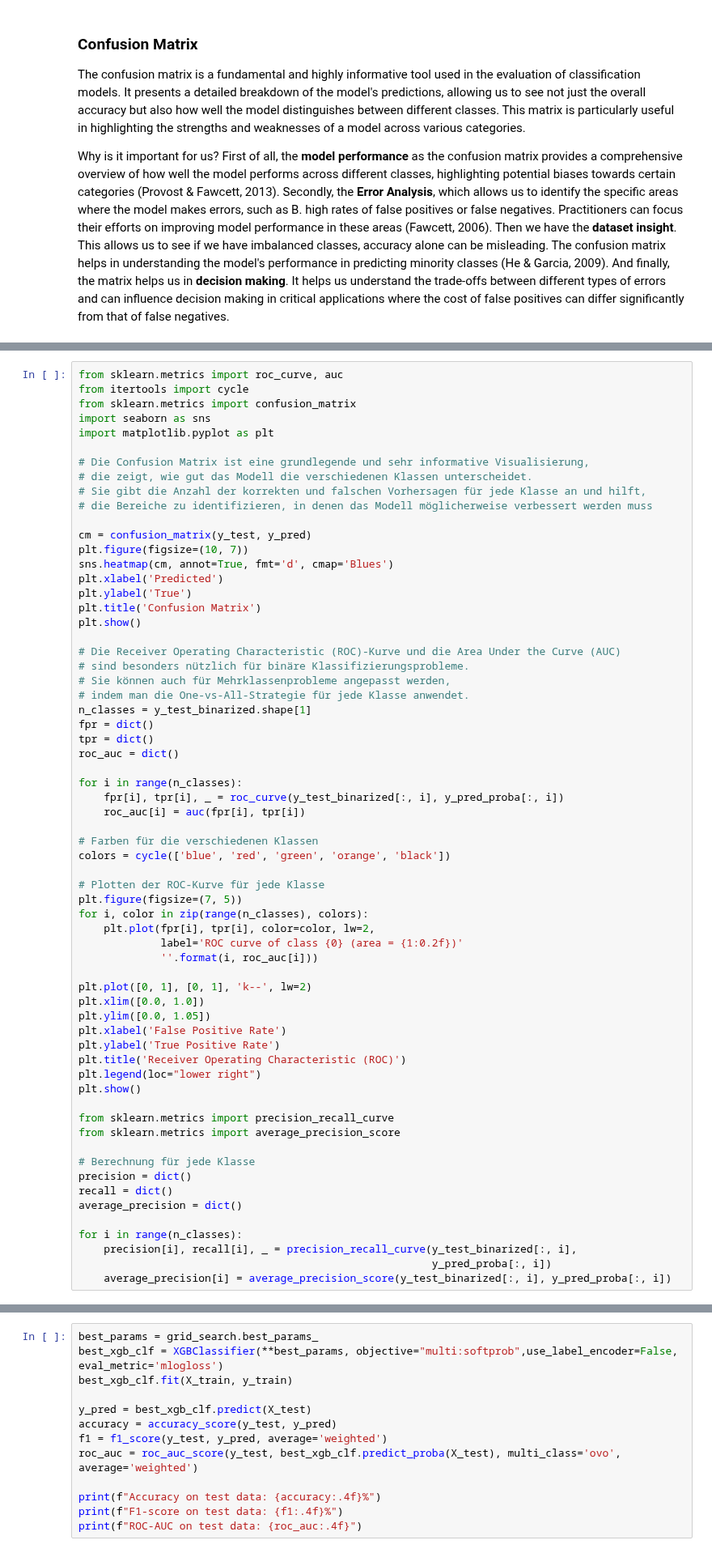
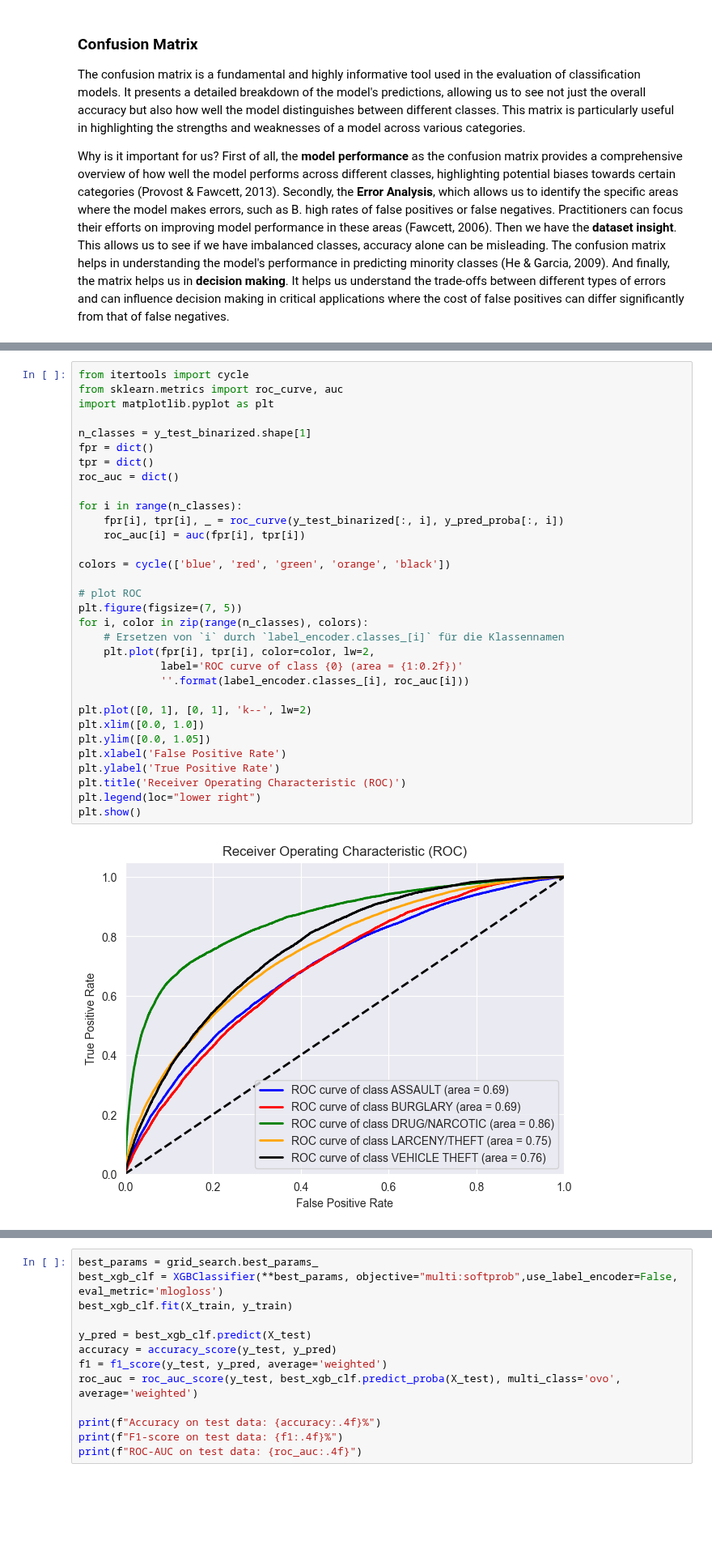
Before and after one commit to HassanAlhawari1998/SF-CrimePredict, a Jupyter notebook: Gradient Boosting XGBoost.ipynb, the cells around one changed output, grey strips where cells are left out. Shown at 81% size. Cells and saved outputs as stored; diff of their text form; blank space fills up the shorter version.

```diff
--- a/Gradient Boosting XGBoost.ipynb
+++ b/Gradient Boosting XGBoost.ipynb
@@ -184,65 +309,35 @@ And finally, the matrix helps us in **decision making**. It helps us understand
 # %%
+from itertools import cycle
 from sklearn.metrics import roc_curve, auc
-from itertools import cycle
-from sklearn.metrics import confusion_matrix
-import seaborn as sns
 import matplotlib.pyplot as plt
 
-# Die Confusion Matrix ist eine grundlegende und sehr informative Visualisierung,
-# die zeigt, wie gut das Modell die verschiedenen Klassen unterscheidet.
-# Sie gibt die Anzahl der korrekten und falschen Vorhersagen für jede Klasse an und hilft,
-# die Bereiche zu identifizieren, in denen das Modell möglicherweise verbessert werden muss
-
-cm = confusion_matrix(y_test, y_pred)
-plt.figure(figsize=(10, 7))
-sns.heatmap(cm, annot=True, fmt='d', cmap='Blues')
-plt.xlabel('Predicted')
-plt.ylabel('True')
-plt.title('Confusion Matrix')
-plt.show()
-
-# Die Receiver Operating Characteristic (ROC)-Kurve und die Area Under the Curve (AUC)
-# sind besonders nützlich für binäre Klassifizierungsprobleme.
-# Sie können auch für Mehrklassenprobleme angepasst werden,
-# indem man die One-vs-All-Strategie für jede Klasse anwendet.
 n_classes = y_test_binarized.shape[1]
 fpr = dict()
 tpr = dict()
 roc_auc = dict()
 
 for i in range(n_classes):
     fpr[i], tpr[i], _ = roc_curve(y_test_binarized[:, i], y_pred_proba[:, i])
     roc_auc[i] = auc(fpr[i], tpr[i])
 
-# Farben für die verschiedenen Klassen
 colors = cycle(['blue', 'red', 'green', 'orange', 'black'])
 
-# Plotten der ROC-Kurve für jede Klasse
+# plot ROC
 plt.figure(figsize=(7, 5))
 for i, color in zip(range(n_classes), colors):
+    # Ersetzen von `i` durch `label_encoder.classes_[i]` für die Klassennamen
     plt.plot(fpr[i], tpr[i], color=color, lw=2,
              label='ROC curve of class {0} (area = {1:0.2f})'
-             ''.format(i, roc_auc[i]))
+             ''.format(label_encoder.classes_[i], roc_auc[i]))
 
 plt.plot([0, 1], [0, 1], 'k--', lw=2)
 plt.xlim([0.0, 1.0])
 plt.ylim([0.0, 1.05])
 plt.xlabel('False Positive Rate')
 plt.ylabel('True Positive Rate')
 plt.title('Receiver Operating Characteristic (ROC)')
 plt.legend(loc="lower right")
 plt.show()
-
-from sklearn.metrics import precision_recall_curve
-from sklearn.metrics import average_precision_score
-
-# Berechnung für jede Klasse
-precision = dict()
-recall = dict()
-average_precision = dict()
-
-for i in range(n_classes):
-    precision[i], recall[i], _ = precision_recall_curve(y_test_binarized[:, i],
-                                                        y_pred_proba[:, i])
-    average_precision[i] = average_precision_score(y_test_binarized[:, i], y_pred_proba[:, i])
+# %% [output]
+[figure, added]
 # %% [markdown]
```
Also changed, not shown: parts of 20 cells of this notebook, 2 other files.
